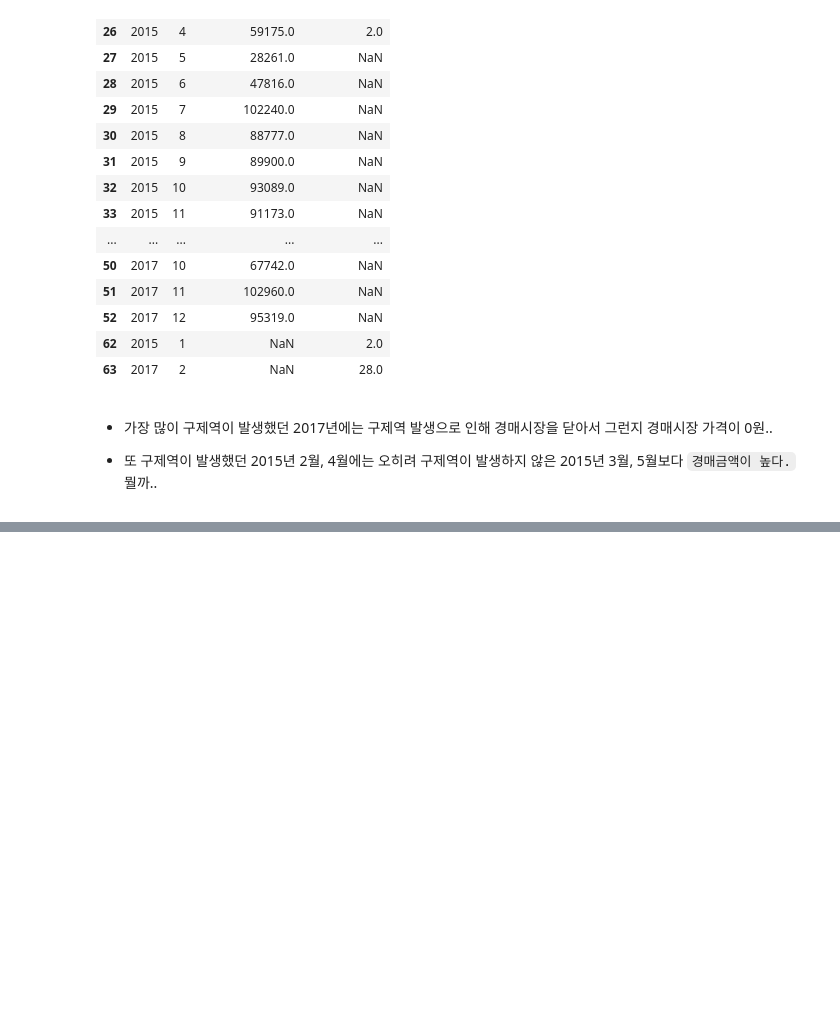
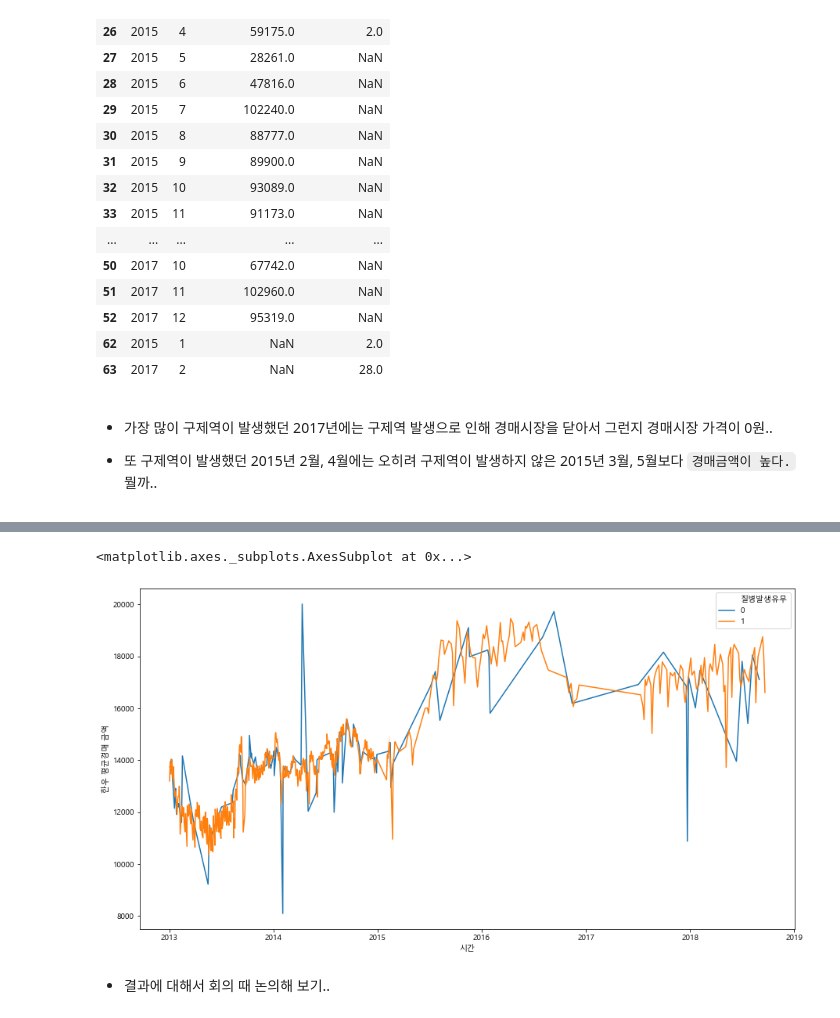
Before and after one commit to DSC-SCH/livestock-solution-project, a Jupyter notebook: eda/cow_disease_EDA.ipynb, the cells around one changed output, grey strips where cells are left out. Saved outputs shown, nothing was run; the diff lists cells and outputs as text; code cells hidden in the pictures; blank space fills up the shorter version.

```diff
--- a/eda/cow_disease_EDA.ipynb
+++ b/eda/cow_disease_EDA.ipynb
@@ -1100,0 +1512,9 @@ df_price_guje[(df_price_guje['연도'] == 2015) | (df_price_guje['연도'] == 20
+# %%
+# 한우 평균경매금액 '중앙값'
+plt.figure(figsize=(15,8))
+sns.lineplot(data=df_merge, x='시간', y='한우 평균경매 금액', hue='질병발생유무', estimator=np.median)
+# %% [output]
+<matplotlib.axes._subplots.AxesSubplot at 0x...>
+[figure, added]
+# %% [markdown]
+* 결과에 대해서 회의 때 논의해 보기..
```
Also changed, not shown: parts of 43 cells of this notebook.
